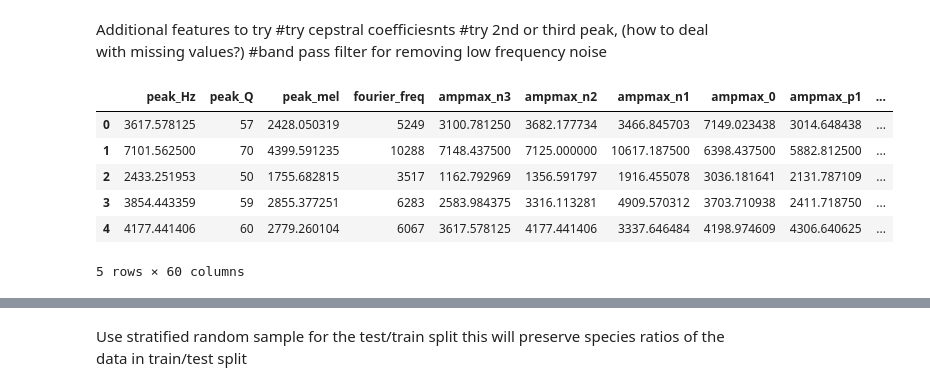
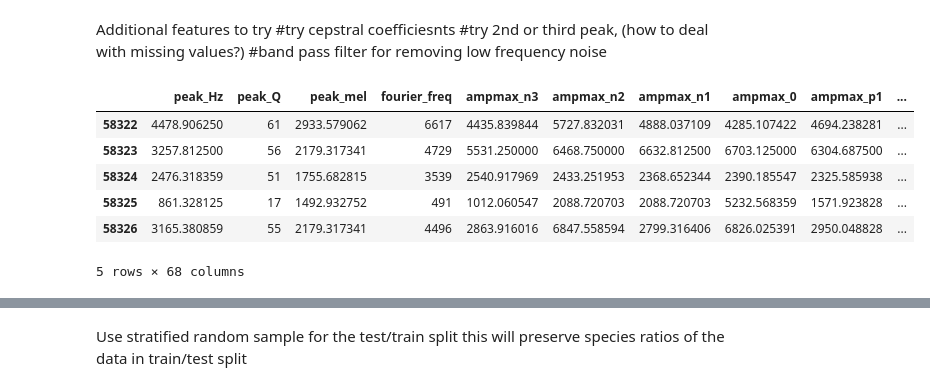
Before and after one commit to chrisseymour/birdsounder-model, a Jupyter notebook: DeployModel.ipynb, the cells around one changed output, grey strips where cells are left out. Saved outputs shown, nothing was run; the diff lists cells and outputs as text; code cells hidden in the pictures.

```diff
--- a/DeployModel.ipynb
+++ b/DeployModel.ipynb
@@ -15,23 +15,23 @@ Additional features to try
 # %%
 #read in the csv to pandas
 import pandas as pd
 
 #previous files 'bird_train.csv' 'bird_train_test.csv' 'brid_train (copy).csv'
-filename = 'bird_train_2_6.csv'
+filename = 'bird_train_2_6_all.csv'
 filename = '/'.join( ('feature_tables',  filename) )
 data = pd.read_csv(filename)
 data.columns = [dd.strip('\n').strip() for dd in data.columns]
 #create a copy to chop off the target values
 data_copy = data.copy(deep=True)
-data.head()
+data.tail()
 # %% [output]
 |  | peak_Hz | peak_Q | peak_mel | fourier_freq | ampmax_n3 | ampmax_n2 | ampmax_n1 | ampmax_0 | ampmax_p1 | ... |
-| 0 | 3617.578125 | 57 | 2428.050319 | 5249 | 3100.781250 | 3682.177734 | 3466.845703 | 7149.023438 | 3014.648438 | ... |
-| 1 | 7101.562500 | 70 | 4399.591235 | 10288 | 7148.437500 | 7125.000000 | 10617.187500 | 6398.437500 | 5882.812500 | ... |
-| 2 | 2433.251953 | 50 | 1755.682815 | 3517 | 1162.792969 | 1356.591797 | 1916.455078 | 3036.181641 | 2131.787109 | ... |
-| 3 | 3854.443359 | 59 | 2855.377251 | 6283 | 2583.984375 | 3316.113281 | 4909.570312 | 3703.710938 | 2411.718750 | ... |
-| 4 | 4177.441406 | 60 | 2779.260104 | 6067 | 3617.578125 | 4177.441406 | 3337.646484 | 4198.974609 | 4306.640625 | ... |
+| 58322 | 4478.906250 | 61 | 2933.579062 | 6617 | 4435.839844 | 5727.832031 | 4888.037109 | 4285.107422 | 4694.238281 | ... |
+| 58323 | 3257.812500 | 56 | 2179.317341 | 4729 | 5531.250000 | 6468.750000 | 6632.812500 | 6703.125000 | 6304.687500 | ... |
+| 58324 | 2476.318359 | 51 | 1755.682815 | 3539 | 2540.917969 | 2433.251953 | 2368.652344 | 2390.185547 | 2325.585938 | ... |
+| 58325 | 861.328125 | 17 | 1492.932752 | 491 | 1012.060547 | 2088.720703 | 2088.720703 | 5232.568359 | 1571.923828 | ... |
+| 58326 | 3165.380859 | 55 | 2179.317341 | 4496 | 2863.916016 | 6847.558594 | 2799.316406 | 6826.025391 | 2950.048828 | ... |
-5 rows × 60 columns
+5 rows × 68 columns
 # %%
 import seaborn as sns
 data.columns
```
Also changed, not shown: parts of 37 cells of this notebook, 2 other files.
